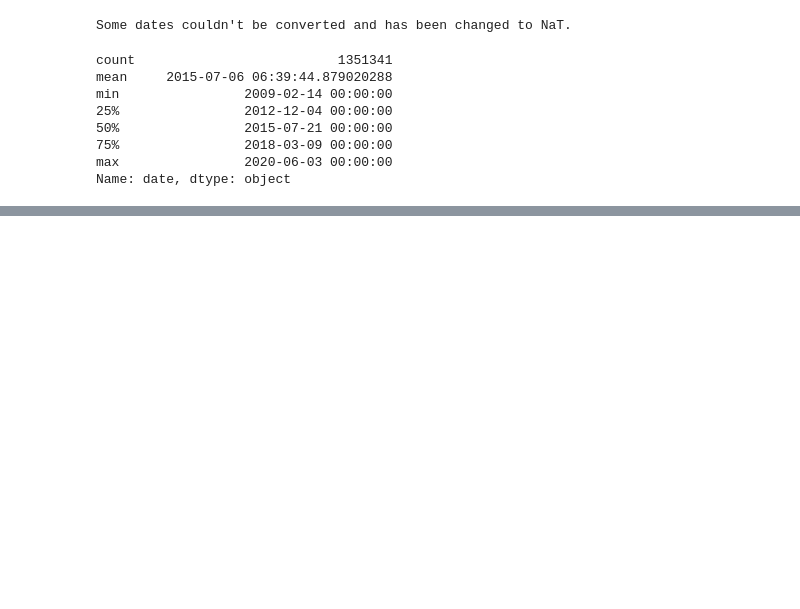
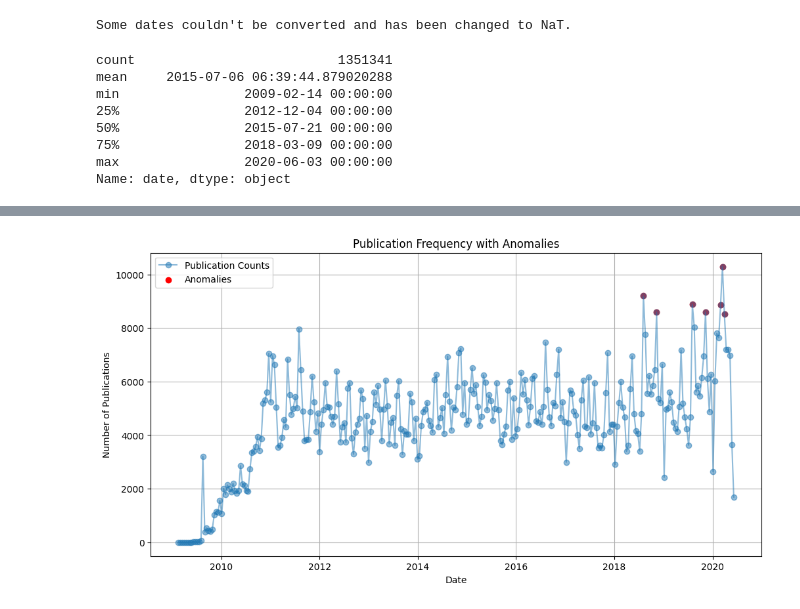
Before and after one commit to codeWithKal/KAIM-week-1-challenge, a Jupyter notebook: notebooks/Descripting_Analysis.ipynb, the cells around one changed output, grey strips where cells are left out. Drawn from its saved outputs; the diff is of its cells as text; code cells hidden in the pictures; blank space fills up the shorter version.

```diff
--- a/notebooks/Descripting_Analysis.ipynb
+++ b/notebooks/Descripting_Analysis.ipynb
@@ -91,0 +189,18 @@ Name: date, dtype: object
+# %%
+from scipy.stats import zscore
+
+# Calculate z-scores to detect anomalies
+z_scores = zscore(publication_counts)
+anomalies = publication_counts[z_scores > 2]  # Threshold for anomaly detection
+
+plt.figure(figsize=(12, 6))
+plt.plot(publication_counts.index, publication_counts, label='Publication Counts', marker='o', linestyle='-', alpha=0.5)
+plt.scatter(anomalies.index, anomalies, color='red', label='Anomalies')
+plt.title('Publication Frequency with Anomalies')
+plt.xlabel('Date')
+plt.ylabel('Number of Publications')
+plt.legend()
+plt.grid(True)
+plt.show()
+# %% [output]
+[figure, added]
```
Also changed, not shown: parts of 18 cells of this notebook.
